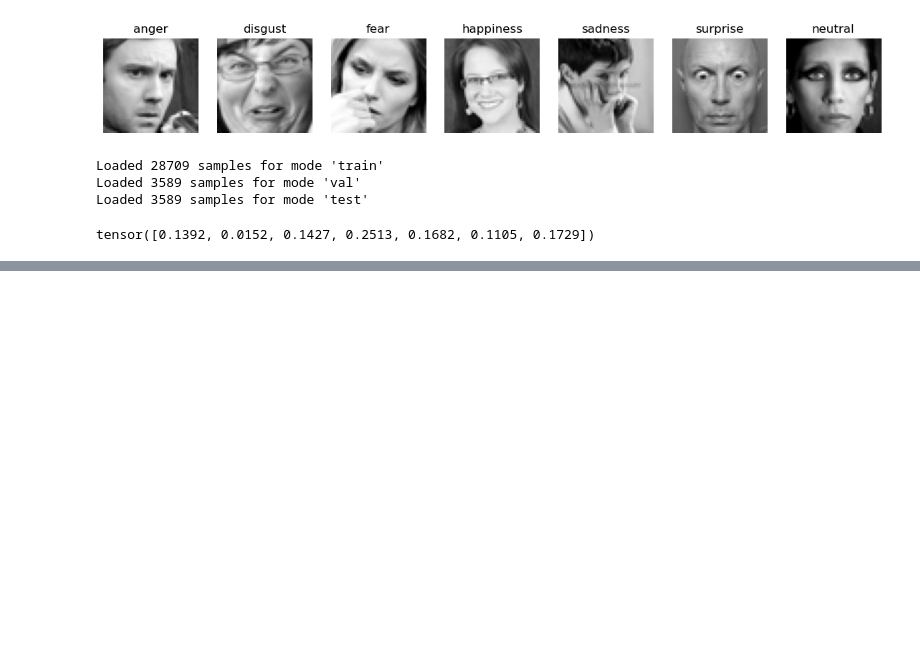
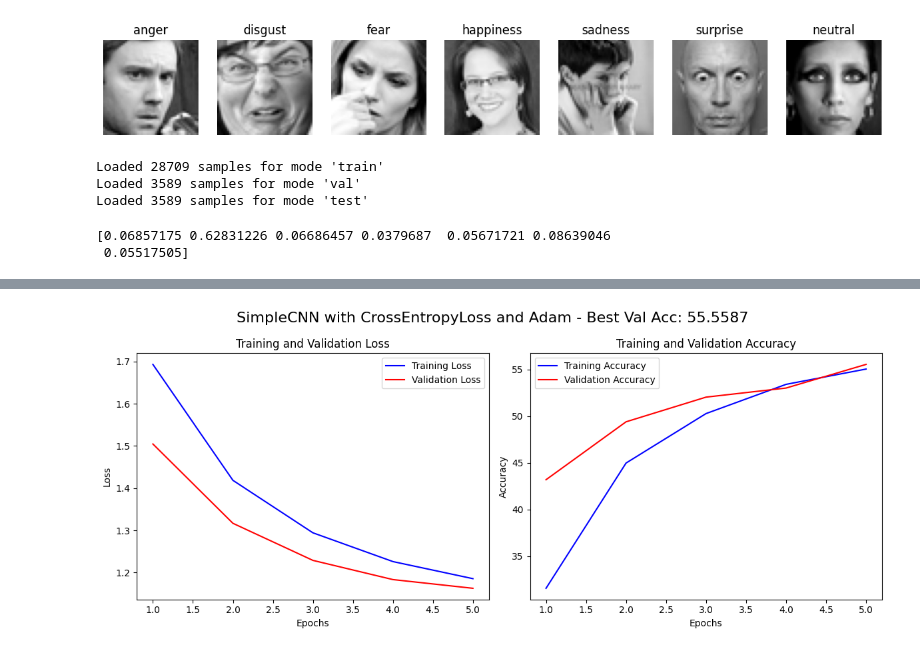
Before and after one commit to coppeneur/cv-deep-learning, a Jupyter notebook: pipeline_assignment_2.ipynb, the cells around one changed output, grey strips where cells are left out. Drawn from its saved outputs; the diff is of its cells as text; code cells hidden in the pictures; blank space fills up the shorter version.

Commit message:
improve pipeline and weights

```diff
--- a/pipeline_assignment_2.ipynb
+++ b/pipeline_assignment_2.ipynb
@@ -110,26 +110,32 @@ plt.show()
 train_transform = transforms.Compose([
     transforms.ToPILImage(),
     transforms.RandomHorizontalFlip(p=0.5),  # Randomly flip the image horizontally
-    transforms.RandomRotation(degrees=10),   # Randomly rotate the image by up to 10 degrees
-    transforms.ColorJitter(brightness=0.2, contrast=0.2, saturation=0.2),  # Randomly change brightness, contrast, and saturation
+    transforms.RandomRotation(degrees=10),  # Randomly rotate the image by up to 10 degrees
+    transforms.ColorJitter(brightness=0.2, contrast=0.2, saturation=0.2),
+    # Randomly change brightness, contrast, and saturation
     transforms.ToTensor(),
     transforms.Normalize(mean=[0.5], std=[0.5])
 ])
 
-batch_size = 64
+batch_size = 32
 train_loader, valid_loader, test_loader = ds.get_data_loaders(data_path, batch_size, train_transform)
 # %% [output]
 Loaded 28709 samples for mode 'train'
 Loaded 3589 samples for mode 'val'
 Loaded 3589 samples for mode 'test'
-# %%
-train_class_weights = df[df['Usage'] == 'Training']['emotion'].value_counts(normalize=True)
-train_class_weights = train_class_weights.sort_index().values
-train_class_weights = torch.from_numpy(train_class_weights).float()
-train_class_weights
-# %% [output]
-tensor([0.1392, 0.0152, 0.1427, 0.2513, 0.1682, 0.1105, 0.1729])
+# %%
+class_counts = df[df['Usage'] == 'Training']['emotion'].value_counts()
+class_counts=class_counts.sort_index()
+train_class_weights = 1.0 / class_counts.values
+train_class_weights = train_class_weights / np.sum(train_class_weights)
+print(train_class_weights)
+train_class_weights = torch.from_numpy(train_class_weights).float()
+# %% [output]
+[0.06857175 0.62831226 0.06686457 0.0379687  0.05671721 0.08639046
+ 0.05517505]
 # %%
 model = m.SimpleCNN()
-t.train(model, train_loader, valid_loader, train_class_weights, num_epochs=15)
+criteria = torch.nn.CrossEntropyLoss(weight=train_class_weights)
+optimizer = torch.optim.Adam(model.parameters(), lr=0.001)
+t.train(model, train_loader, valid_loader, criteria, optimizer, num_epochs=5)
 # %% [output]
@@ -138,0 +152 @@ KeyboardInterrupt:
+[figure, added]
```
Also changed, not shown: parts of 12 cells of this notebook.
